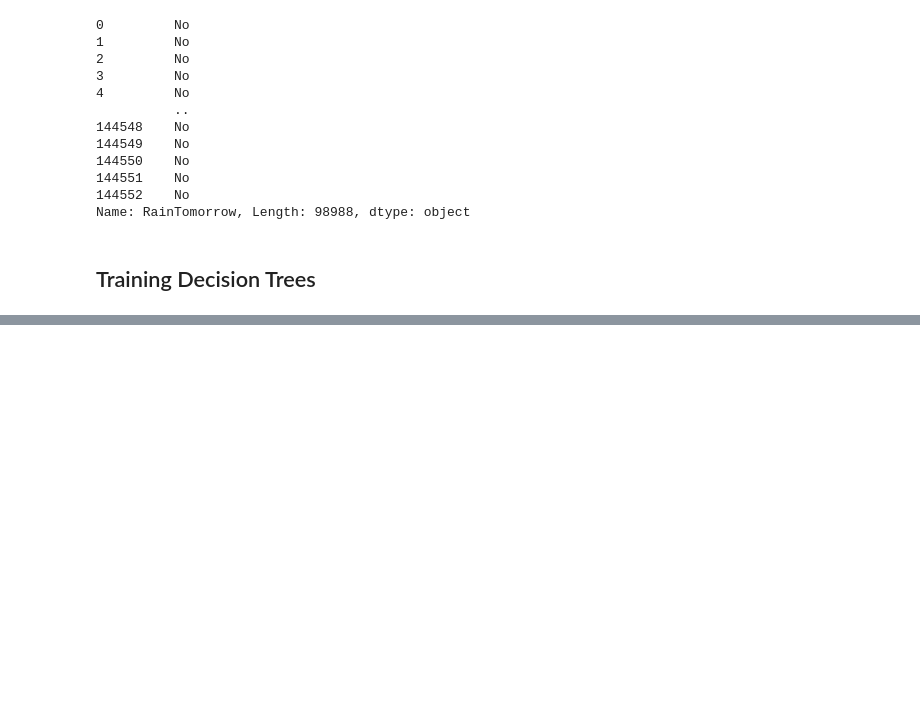
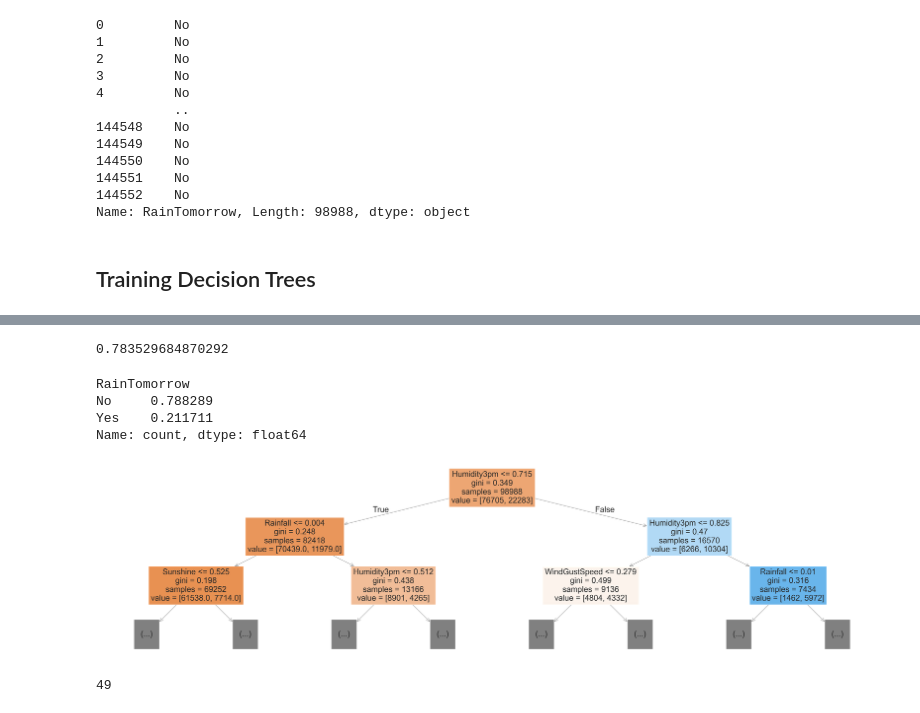
Before and after one commit to John-Fadipe/Machine_Learning_with_Python_and_Scikit_Learn, a Jupyter notebook: Decision Trees and Random Forest/Decision Trees and Random Forests - Machine Learning with Python.ipynb, the cells around one changed output, grey strips where cells are left out. Drawn from its saved outputs; the diff is of its cells as text; code cells hidden in the pictures; blank space fills up the shorter version.

```diff
--- a/Decision Trees and Random Forest/Decision Trees and Random Forests - Machine Learning with Python.ipynb
+++ b/Decision Trees and Random Forest/Decision Trees and Random Forests - Machine Learning with Python.ipynb
@@ -369,0 +443,11 @@ DecisionTreeClassifier(random_state=42)
+# %%
+model.score(x_validation, validation_targets)
+# %% [output]
+0.783529684870292
+# %%
+validation_targets.value_counts()/len(validation_targets)
+# %% [output]
+RainTomorrow
+No     0.788289
+Yes    0.211711
+Name: count, dtype: float64
@@ -369,0 +456,9 @@ DecisionTreeClassifier(random_state=42)
+# %%
+plt.figure(figsize=(80,20))
+plot_tree(model, feature_names = x_train.columns, max_depth = 2, filled = True);
+# %% [output]
+[figure, added]
+# %%
+model.tree_.max_depth
+# %% [output]
+49
```
Also changed, not shown: parts of 89 cells of this notebook, 1 other file.
